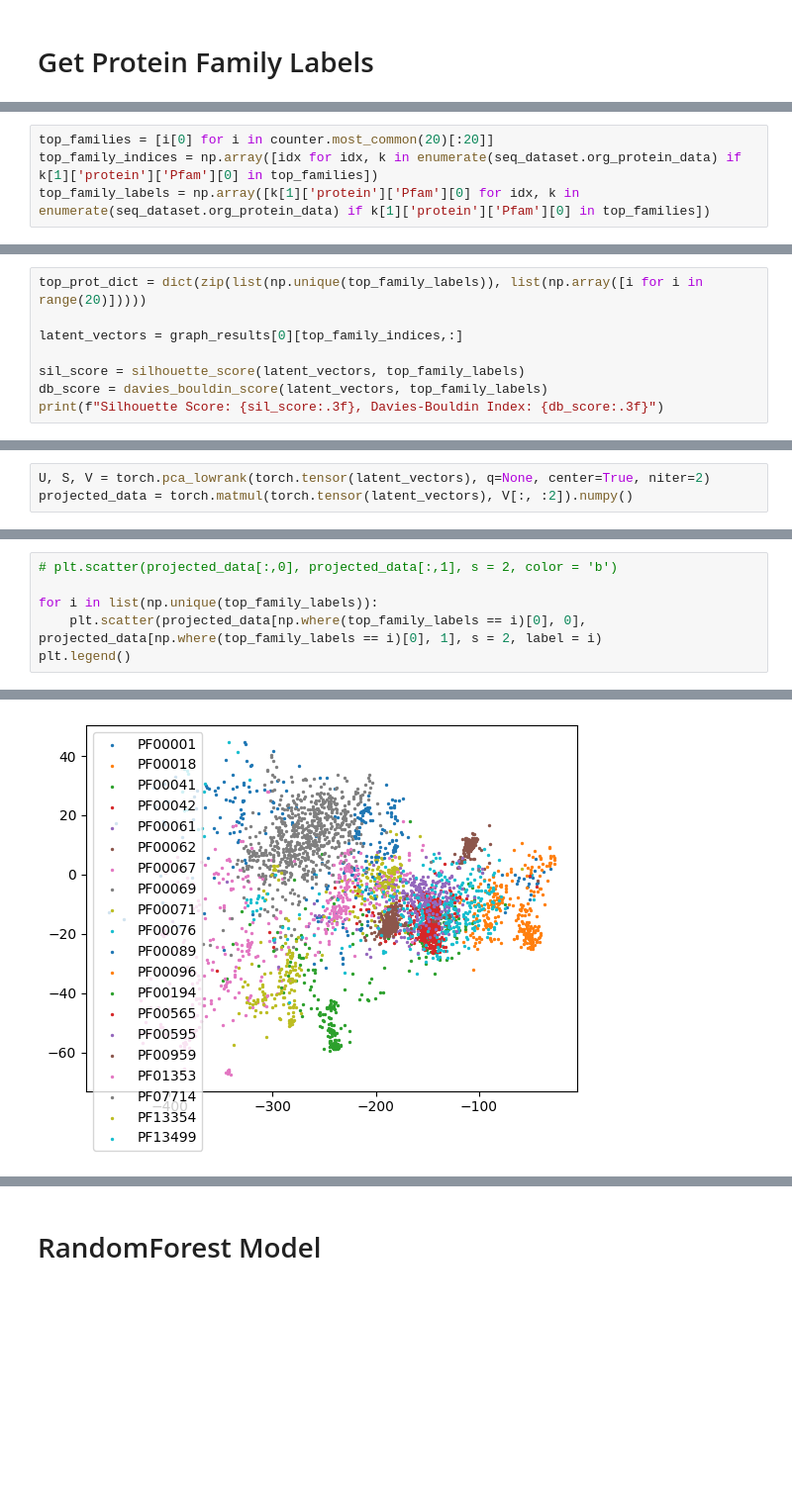
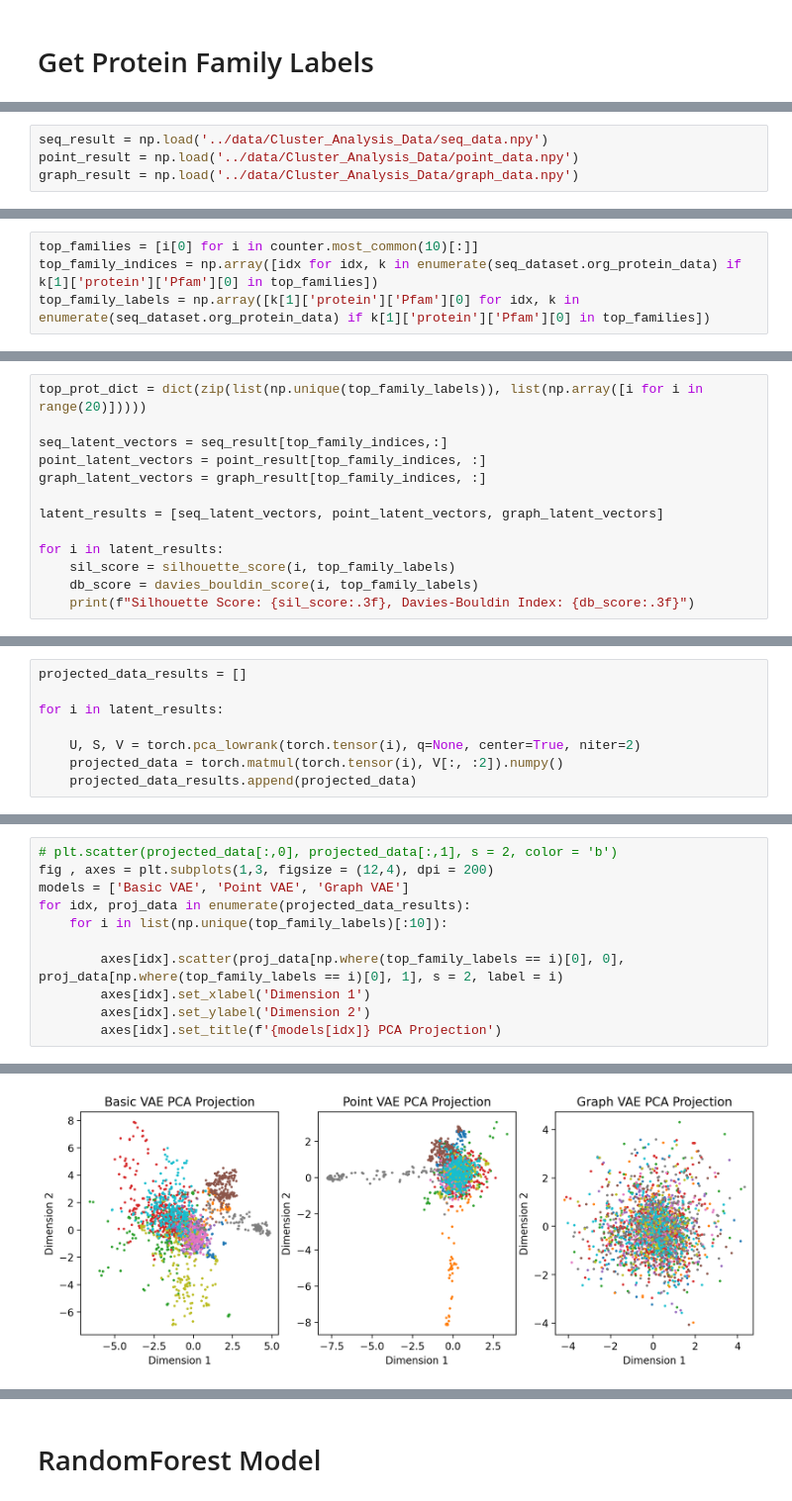
Before and after one commit to shazakam/ProteinManifoldLearning, a Jupyter notebook: Notebooks/CLUSTER_ANALYSIS.ipynb, the cells around one changed output, grey strips where cells are left out. Shown at 99% size. Saved outputs shown, nothing was run; the diff lists cells and outputs as text; blank space fills up the shorter version.

```diff
--- a/Notebooks/CLUSTER_ANALYSIS.ipynb
+++ b/Notebooks/CLUSTER_ANALYSIS.ipynb
@@ -62,0 +149,4 @@ counter.most_common(20)
+# %%
+seq_result = np.load('../data/Cluster_Analysis_Data/seq_data.npy')
+point_result = np.load('../data/Cluster_Analysis_Data/point_data.npy')
+graph_result = np.load('../data/Cluster_Analysis_Data/graph_data.npy')
@@ -63,4 +159,4 @@ counter.most_common(20)
 # %%
-top_families = [i[0] for i in counter.most_common(20)[:20]]
+top_families = [i[0] for i in counter.most_common(10)[:]]
 top_family_indices = np.array([idx for idx, k in enumerate(seq_dataset.org_protein_data) if k[1]['protein']['Pfam'][0] in top_families])
 top_family_labels = np.array([k[1]['protein']['Pfam'][0] for idx, k in enumerate(seq_dataset.org_protein_data) if k[1]['protein']['Pfam'][0] in top_families])
@@ -86,9 +163,14 @@ for graph_data in graph_data_dir:
 # %%
 top_prot_dict = dict(zip(list(np.unique(top_family_labels)), list(np.array([i for i in range(20)]))))
 
-latent_vectors = graph_results[0][top_family_indices,:]
+seq_latent_vectors = seq_result[top_family_indices,:]
+point_latent_vectors = point_result[top_family_indices, :]
+graph_latent_vectors = graph_result[top_family_indices, :]
 
-sil_score = silhouette_score(latent_vectors, top_family_labels)
-db_score = davies_bouldin_score(latent_vectors, top_family_labels)
-print(f"Silhouette Score: {sil_score:.3f}, Davies-Bouldin Index: {db_score:.3f}")
+latent_results = [seq_latent_vectors, point_latent_vectors, graph_latent_vectors]
+
+for i in latent_results:
+    sil_score = silhouette_score(i, top_family_labels)
+    db_score = davies_bouldin_score(i, top_family_labels)
+    print(f"Silhouette Score: {sil_score:.3f}, Davies-Bouldin Index: {db_score:.3f}")
 # %% [output]
@@ -96,3 +180,8 @@ Silhouette Score: 0.192, Davies-Bouldin Index: 2.501
 # %%
-U, S, V = torch.pca_lowrank(torch.tensor(latent_vectors), q=None, center=True, niter=2)
-projected_data = torch.matmul(torch.tensor(latent_vectors), V[:, :2]).numpy()
+projected_data_results = []
+
+for i in latent_results:
+
+    U, S, V = torch.pca_lowrank(torch.tensor(i), q=None, center=True, niter=2)
+    projected_data = torch.matmul(torch.tensor(i), V[:, :2]).numpy()
+    projected_data_results.append(projected_data)
@@ -99,7 +193,12 @@ projected_data = torch.matmul(torch.tensor(latent_vectors), V[:, :2]).numpy()
 # %%
 # plt.scatter(projected_data[:,0], projected_data[:,1], s = 2, color = 'b')
+fig , axes = plt.subplots(1,3, figsize = (12,4), dpi = 200)
+models = ['Basic VAE', 'Point VAE', 'Graph VAE']
+for idx, proj_data in enumerate(projected_data_results):
+    for i in list(np.unique(top_family_labels)[:10]):
 
-for i in list(np.unique(top_family_labels)):
-    plt.scatter(projected_data[np.where(top_family_labels == i)[0], 0], projected_data[np.where(top_family_labels == i)[0], 1], s = 2, label = i)
-plt.legend()
+        axes[idx].scatter(proj_data[np.where(top_family_labels == i)[0], 0], proj_data[np.where(top_family_labels == i)[0], 1], s = 2, label = i)
+        axes[idx].set_xlabel('Dimension 1')
+        axes[idx].set_ylabel('Dimension 2')
+        axes[idx].set_title(f'{models[idx]} PCA Projection')
 # %% [output]
@@ -107,2 +205,2 @@ plt.legend()
-[figure, old version]
+[figure, new version]
 # %%
```
Also changed, not shown: parts of 31 cells of this notebook, 10 other files.
